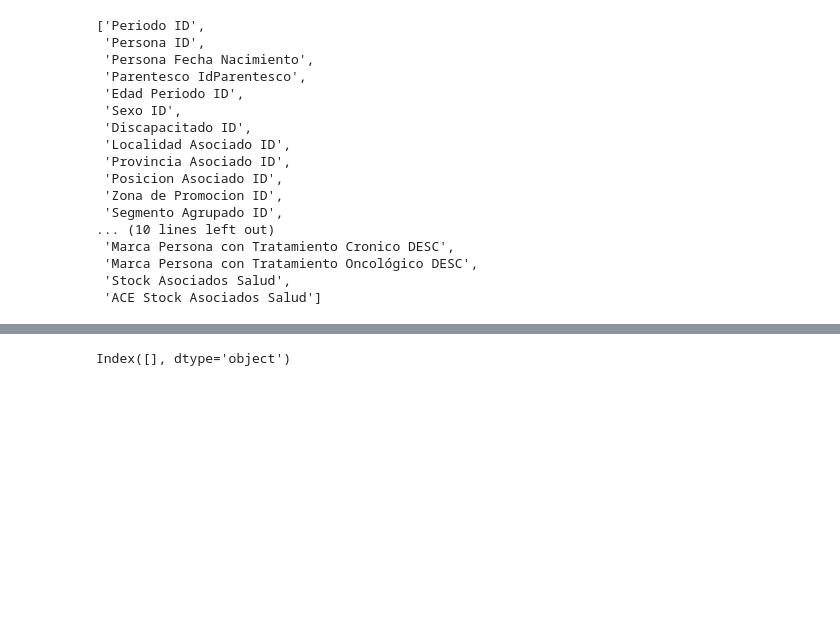
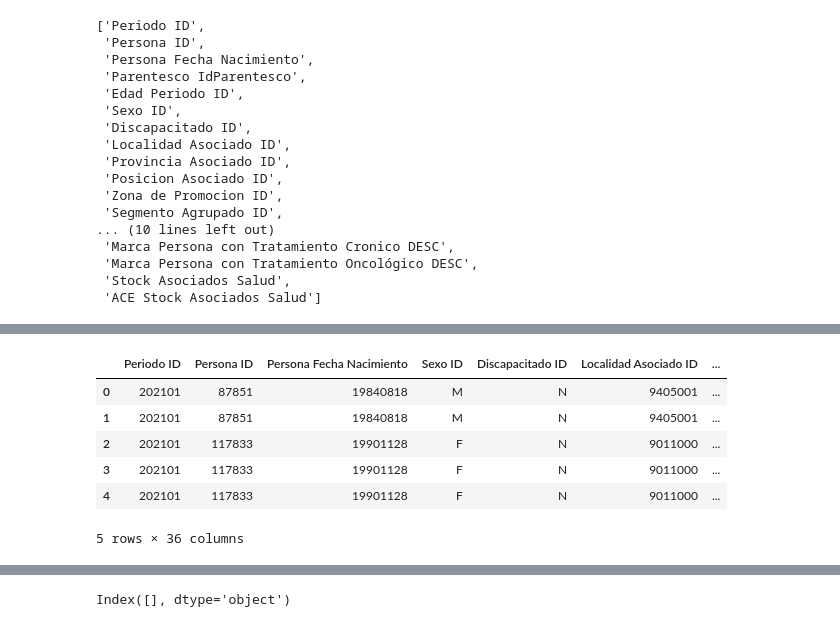
Before and after one commit to saucedo32/Modelos_Costeo, a Jupyter notebook: V0.4.2 - Costeo 2021/zz-Correr_reportes.ipynb, the cells around one changed output, grey strips where cells are left out. Drawn from its saved outputs; the diff is of its cells as text; code cells hidden in the pictures; blank space fills up the shorter version.

```diff
--- a/V0.4.2 - Costeo 2021/zz-Correr_reportes.ipynb
+++ b/V0.4.2 - Costeo 2021/zz-Correr_reportes.ipynb
@@ -149,0 +183,10 @@ dfc = funciones.leer_csv_2("C:/Users/lsaucedo/Desktop/Reportes_Costeo_2021/Consu
+# %%
+df.head()
+# %% [output]
+|  | Periodo ID | Persona ID | Persona Fecha Nacimiento | Sexo ID | Discapacitado ID | Localidad Asociado ID | ... |
+| 0 | 202101 | 87851 | 19840818 | M | N | 9405001 | ... |
+| 1 | 202101 | 87851 | 19840818 | M | N | 9405001 | ... |
+| 2 | 202101 | 117833 | 19901128 | F | N | 9011000 | ... |
+| 3 | 202101 | 117833 | 19901128 | F | N | 9011000 | ... |
+| 4 | 202101 | 117833 | 19901128 | F | N | 9011000 | ... |
+5 rows × 36 columns
```
Also changed, not shown: parts of 13 cells of this notebook, 2 other files.
